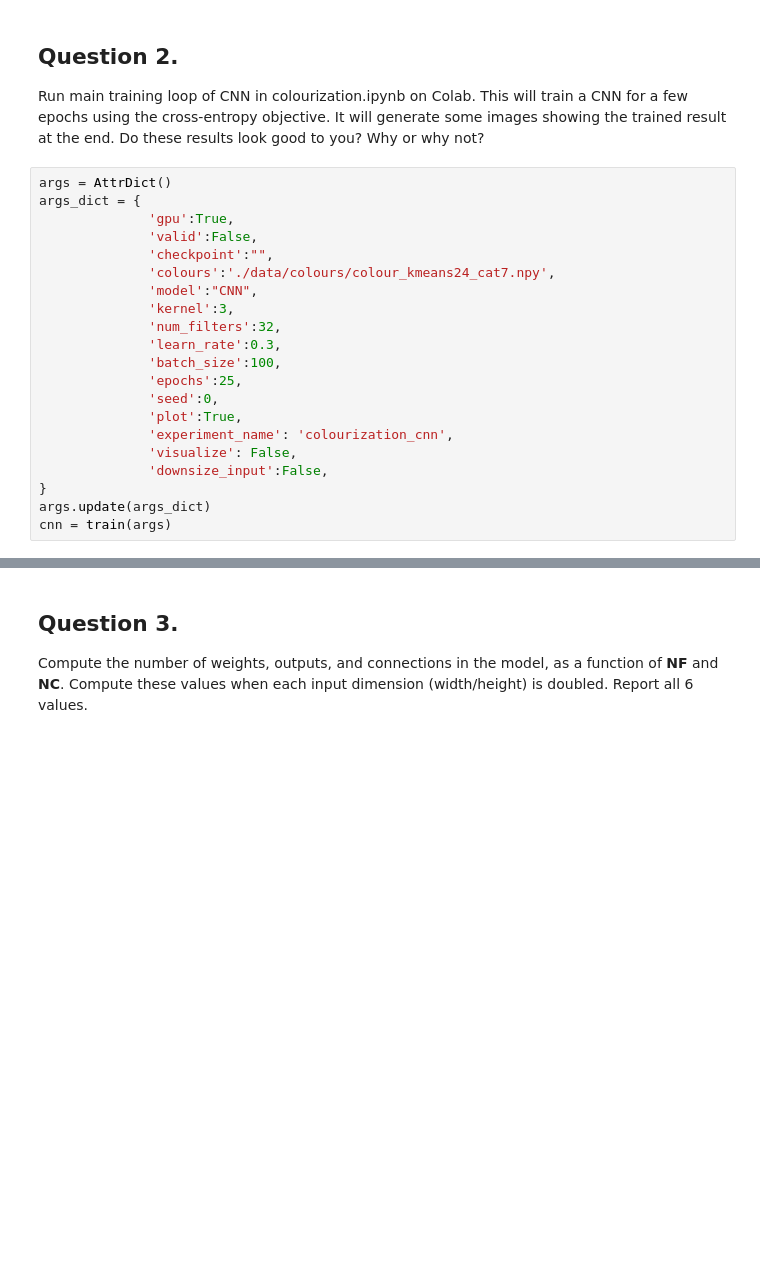
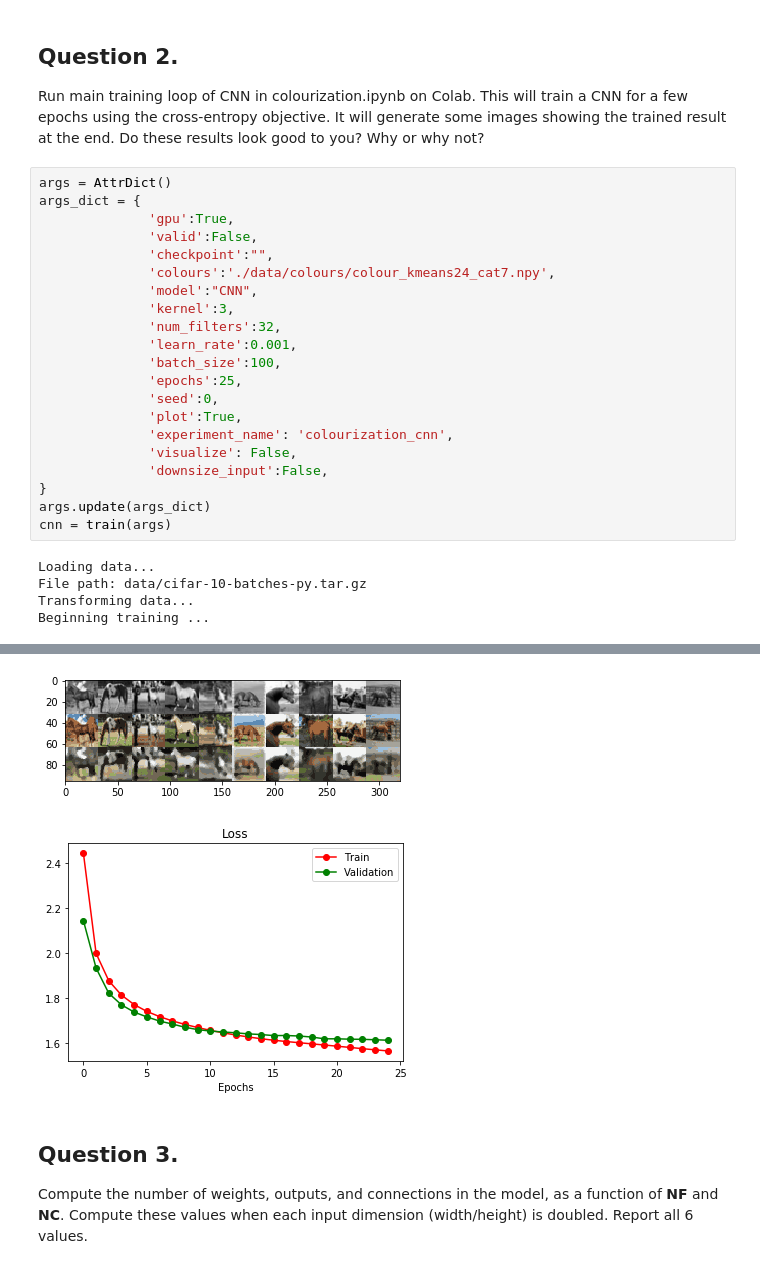
Before and after one commit to daren996/PaperReading, a Jupyter notebook: ML/CSC2516/CSC2516Homework2/a2-cnn.ipynb, the cells around one changed output, grey strips where cells are left out. Saved outputs shown, nothing was run; the diff lists cells and outputs as text; blank space fills up the shorter version.

```diff
--- a/ML/CSC2516/CSC2516Homework2/a2-cnn.ipynb
+++ b/ML/CSC2516/CSC2516Homework2/a2-cnn.ipynb
@@ -700,7 +740,7 @@ args_dict = {
               'model':"CNN",
               'kernel':3,
               'num_filters':32,
-              'learn_rate':0.3,
+              'learn_rate':0.001,
               'batch_size':100,
               'epochs':25,
               'seed':0,
@@ -711,3 +751,8 @@ args_dict = {
 }
 args.update(args_dict)
 cnn = train(args)
+# %% [output]
+Loading data...
+File path: data/cifar-10-batches-py.tar.gz
+Transforming data...
+Beginning training ...
@@ -714,3 +776,5 @@ cnn = train(args)
+[figure, added]
+[figure, added]
 # %% [markdown]
 ## Question 3.
 
```
Also changed, not shown: parts of 13 cells of this notebook, 23 other files.
